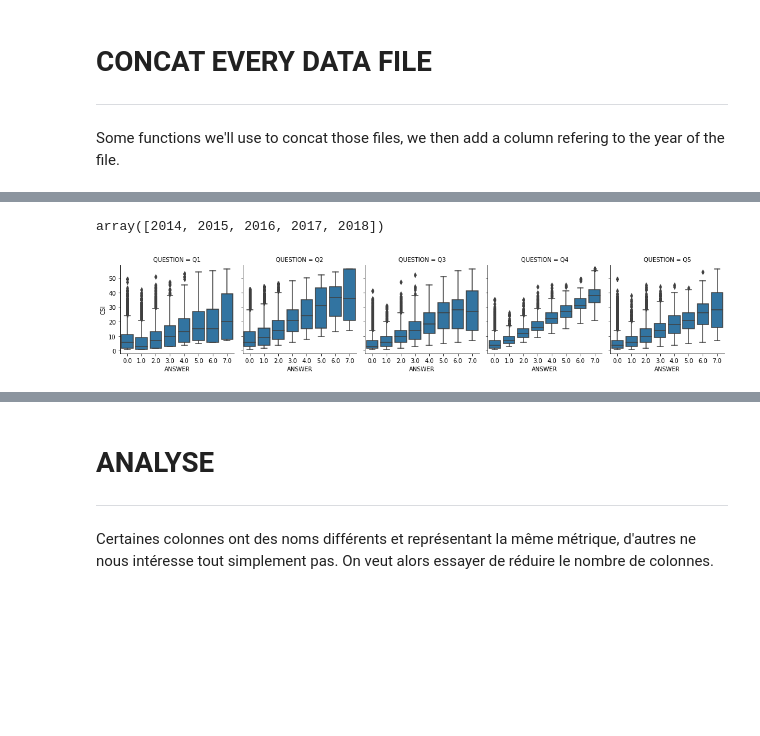
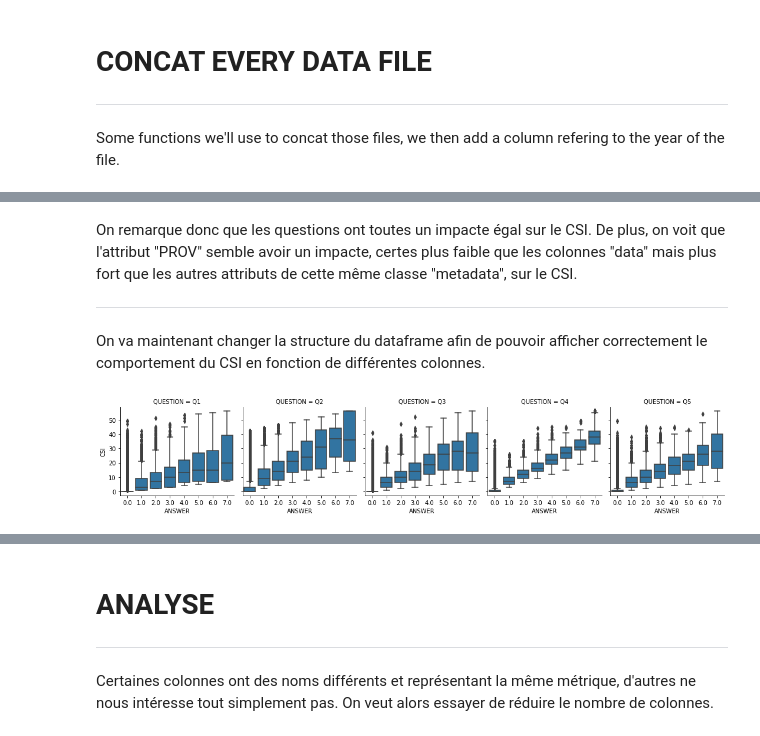
Before and after one commit to moulikatou/Ter_securite_Alimentaire_Miashs, a Jupyter notebook: notebooks/ter.ipynb, the cells around one changed output, grey strips where cells are left out. Drawn from its saved outputs; the diff is of its cells as text; code cells hidden in the pictures; blank space fills up the shorter version.

Commit message:
modif de quelques plots, ajout d'une matrice de corrélation

```diff
--- a/notebooks/ter.ipynb
+++ b/notebooks/ter.ipynb
@@ -100,16 +103,15 @@ for f in files:
     df["YEAR"] = annee
 
     try:
-        df["MEN"] = df.loc[:, "CODMEN"]
+        df = df.rename(columns={"CODMEN" : "MEN"})
     except Exception as e:
         pass
+    df[col["metadata"]] = df[col["metadata"]].astype(int) # convert all columns about location as int
 
-    df[col["metadata"]] = df[col["metadata"]].astype(int) # convert all columns about location as int
     for i, column in enumerate(["S62Q1_1", "S62Q1_2", "S62Q1_3", "S62Q1_4", "S62Q1_5"]): # rename questions columns
         df = df.rename(columns={column : col["data"][i]})
 
-
-    df[col["target"]] = np.nan
+    df[col["target"]] = np.nan # initialize CSI column
     # pour chaque MEN (donc chaque ligne) du dataframe on calcule le CSI réduit
     # (cf. la fonction "reduced_csi_score(X)")
     for i in range(df.shape[0]):
@@ -117,8 +119,8 @@ for f in files:
         d[col["target"]] = reduced_csi_score(d[col["data"]])
         df.iloc[i] = d
 
-    df = df.loc[:, col_to_keep]
+    df = df.loc[:, col_to_keep] # on réduit le dataframe au colonnes voulus
 
-    filename = "donnees_" + str(annee) + ".csv"
-    new_files.append(filename)
-    sauver(df, new_path + filename)
+    filename = "donnees_" + str(annee) + ".csv" # nouveau nom de fichier
+    new_files.append(filename) # on stock le nom de fichiers (au cas où)
+    sauver(df, new_path + filename) # on sauvegarde le nouveau dataframe (dans le dossier "formated")
@@ -239,7 +242,7 @@ raw_data = concat(dfs_list)
 # SAVES ALL DATA CONCATENED IN A CSV FILE
 raw_data.to_csv(path + 'donnees.csv')
 
-raw_data = raw_data[raw_data.CSI != 0.0]
+# raw_data = raw_data[raw_data.CSI != 0.0]
 raw_data
 # %% [output]
 |  | REG | PROV | COM | VIL | MEN | YEAR | Q1 | Q2 | Q3 | Q4 | Q5 | ... |
@@ -278,11 +319,14 @@ NB DE REG : 13
+# %% [markdown]
+On remarque donc que les questions ont toutes un impacte égal sur le CSI. De plus, on voit que l'attribut "PROV" semble avoir un impacte, certes plus faible que les colonnes "data" mais plus fort que les autres attributs de cette même classe "metadata", sur le CSI.
+
+----
+
+On va maintenant changer la structure du dataframe afin de pouvoir afficher correctement le comportement du CSI en fonction de différentes colonnes.
 # %%
 plot_data = raw_data.melt(id_vars=(col["metadata"] + col["target"]), var_name="QUESTION", value_name="ANSWER")
-plot_data.YEAR.unique()
-# %% [output]
-array([2014, 2015, 2016, 2017, 2018])
 # %%
 g = sns.FacetGrid(plot_data, col="QUESTION")
-g.map(sns.boxplot, "ANSWER", "CSI")
+g.map(sns.boxplot, "ANSWER", "CSI", order=plot_data.ANSWER.unique().sort())
 plt.show()
 # %% [output]
-[figure, old version]
+[figure, new version]
```
Also changed, not shown: parts of 15 cells of this notebook.
